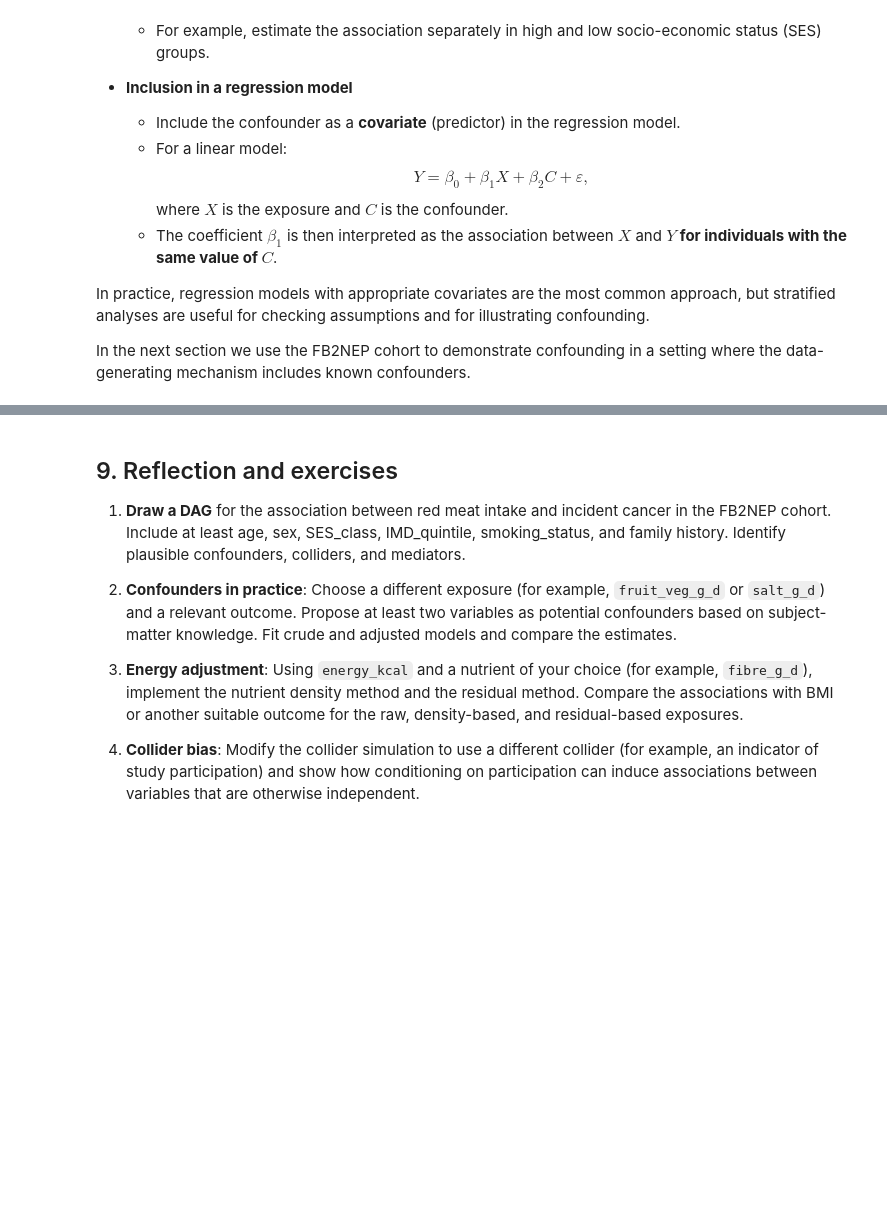
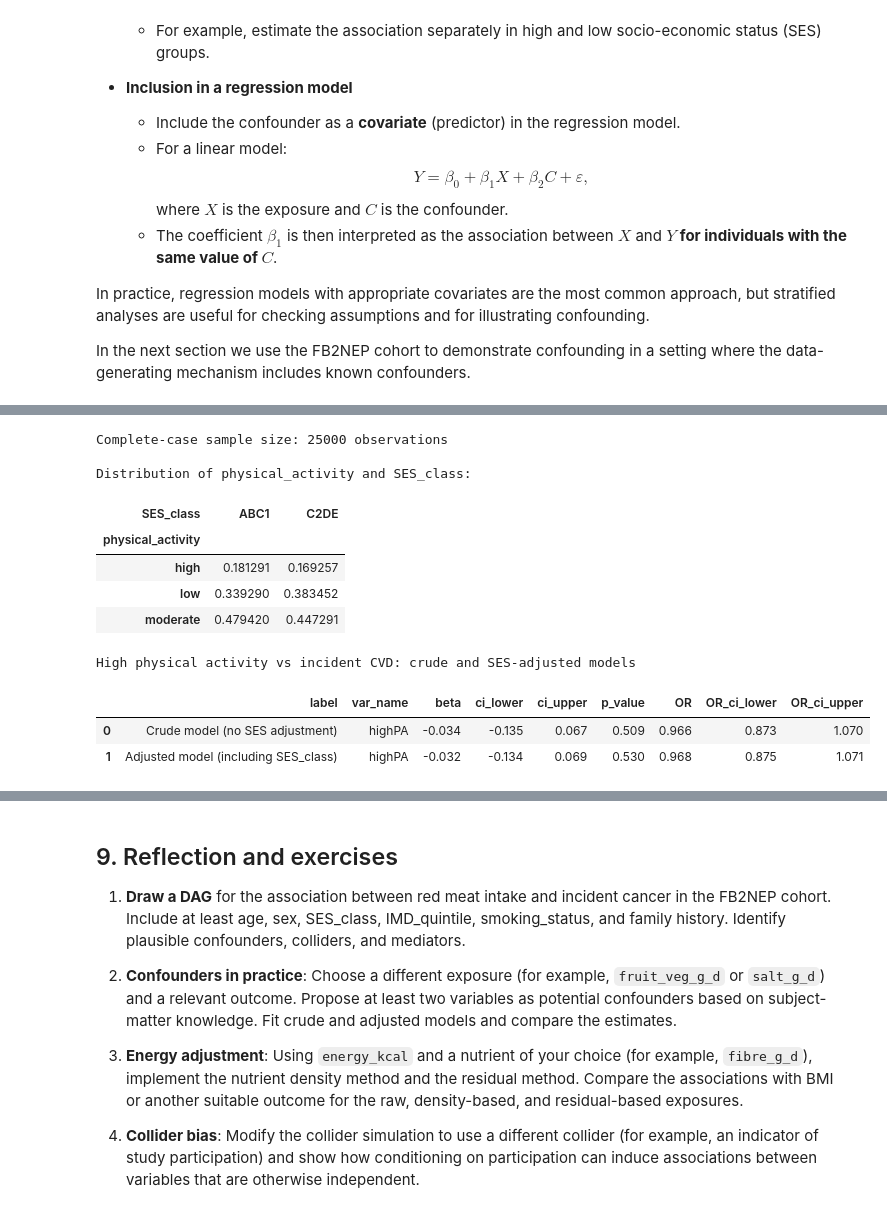
Before and after one commit to ggkuhnle/fb2nep-epi, a Jupyter notebook: notebooks/07_regression_modelling_02.ipynb, the cells around one changed output, grey strips where cells are left out. Saved outputs shown, nothing was run; the diff lists cells and outputs as text; code cells hidden in the pictures; blank space fills up the shorter version.

```diff
--- a/notebooks/07_regression_modelling_02.ipynb
+++ b/notebooks/07_regression_modelling_02.ipynb
@@ -296,56 +324,68 @@ we are estimating a total or a direct effect.
 # %%
 from scripts.helpers_tables import summarise_logit_coef
 
+OUTCOME_VAR = "CVD_incident"
+EXPOSURE_RAW = "physical_activity"      # categorical: low / moderate / high
 
-OUTCOME_VAR   = "CVD_incident"
-EXPOSURE_VAR  = "salt_g_d"
-COVARIATE_VAR = "SBP"
+CONF_VAR = "SES_class"                  # ABC1 / C2DE
 
 # ---------------------------------------------------------------------
 # 1. Check variables and prepare analysis dataset
 # ---------------------------------------------------------------------
-for v in [OUTCOME_VAR, EXPOSURE_VAR, COVARIATE_VAR]:
+for v in [OUTCOME_VAR, EXPOSURE_RAW, CONF_VAR]:
     if v not in df.columns:
-        raise KeyError(f"Variable '{v}' not found in df. "
-                       f"Available columns (first 20): {list(df.columns)[:20]}")
+        raise KeyError(
+            f"Variable '{v}' not found in df. "
+            f"Available columns (first 20): {list(df.columns)[:20]}"
+        )
 
-df_salt = df[[OUTCOME_VAR, EXPOSURE_VAR, COVARIATE_VAR]].dropna().copy()
-print(f"Complete-case sample size: {df_salt.shape[0]} observations\n")
+# We define high physical activity as the exposure of interest
+df_pa = df[[OUTCOME_VAR, EXPOSURE_RAW, CONF_VAR]].dropna().copy()
+df_pa["highPA"] = (df_pa[EXPOSURE_RAW] == "high").astype(int)
 
-# Optional: quick descriptive summaries
-print("Descriptive statistics (salt_g_d and SBP):\n")
-display(df_salt[[EXPOSURE_VAR, COVARIATE_VAR]].describe().T)
+print(f"Complete-case sample size: {df_pa.shape[0]} observations\n")
+print("Distribution of physical_activity and SES_class:\n")
+display(pd.crosstab(df_pa[EXPOSURE_RAW], df_pa[CONF_VAR], normalize="columns"))
 
 # ---------------------------------------------------------------------
-# 2. Fit crude and SBP-adjusted logistic regression models
+# 2. Crude and SES-adjusted logistic regression models
 # ---------------------------------------------------------------------
-formula_crude = f"{OUTCOME_VAR} ~ {EXPOSURE_VAR}"
-formula_adj   = f"{OUTCOME_VAR} ~ {EXPOSURE_VAR} + {COVARIATE_VAR}"
+formula_crude = f"{OUTCOME_VAR} ~ highPA"
+formula_adj   = f"{OUTCOME_VAR} ~ highPA + C({CONF_VAR})"
 
-model_crude = smf.logit(formula_crude, data=df_salt).fit(disp=False)
-model_adj   = smf.logit(formula_adj,   data=df_salt).fit(disp=False)
+m_crude = smf.logit(formula_crude, data=df_pa).fit(disp=False)
+m_adj   = smf.logit(formula_adj,   data=df_pa).fit(disp=False)
 
-# ---------------------------------------------------------------------
-# 3. Summarise the effect of salt_g_d in each model
-# ---------------------------------------------------------------------
 rows = []
 rows.append(
     summarise_logit_coef(
-        model_crude,
-        var_name=EXPOSURE_VAR,
-        label="Crude model (CVD_incident ~ salt_g_d)"
+        m_crude,
+        var_name="highPA",
+        label="Crude model (no SES adjustment)"
     )
 )
 rows.append(
     summarise_logit_coef(
-        model_adj,
-        var_name=EXPOSURE_VAR,
-        label="Adjusted model (CVD_incident ~ salt_g_d + SBP)"
+        m_adj,
+        var_name="highPA",
+        label="Adjusted model (including SES_class)"
     )
 )
 
-summary_salt = pd.DataFrame(rows)
+summary_pa = pd.DataFrame(rows)
 
-print("\nAssociation between salt intake and incident CVD:")
-print("Crude vs SBP-adjusted logistic regression\n")
-display(summary_salt.round(3))
+print("\nHigh physical activity vs incident CVD: crude and SES-adjusted models\n")
+display(summary_pa.round(3))
+# %% [output]
+Complete-case sample size: 25000 observations
+
+Distribution of physical_activity and SES_class:
+| SES_class | ABC1 | C2DE |
+| physical_activity |  |  |
+| high | 0.181291 | 0.169257 |
+| low | 0.339290 | 0.383452 |
+| moderate | 0.479420 | 0.447291 |
+High physical activity vs incident CVD: crude and SES-adjusted models
+|  | label | var_name | beta | ci_lower | ci_upper | p_value | OR | OR_ci_lower | OR_ci_upper |
+| 0 | Crude model (no SES adjustment) | highPA | -0.034 | -0.135 | 0.067 | 0.509 | 0.966 | 0.873 | 1.070 |
+| 1 | Adjusted model (including SES_class) | highPA | -0.032 | -0.134 | 0.069 | 0.530 | 0.968 | 0.875 | 1.071 |
```
Also changed, not shown: parts of 28 cells of this notebook, 9 other files.
